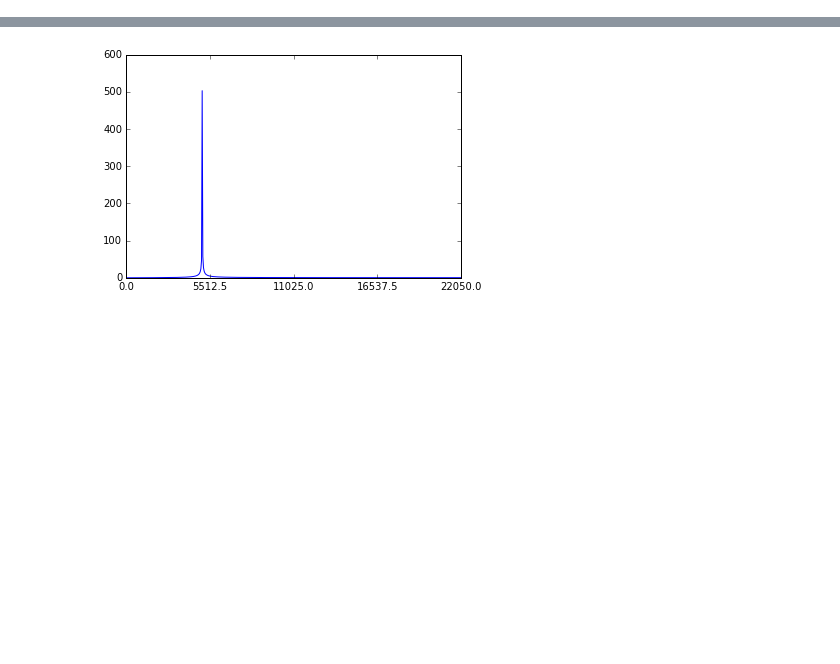
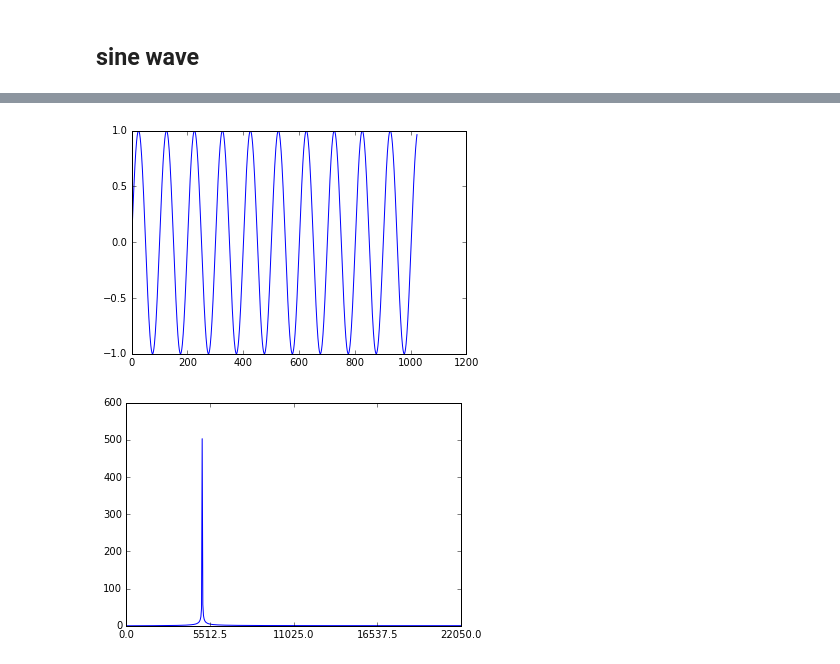
Before and after one commit to keik/battlefield-acoustics, a Jupyter notebook: sample-generator.ipynb, the cells around one changed output, grey strips where cells are left out. Saved outputs shown, nothing was run; the diff lists cells and outputs as text; code cells hidden in the pictures; blank space fills up the shorter version.

```diff
--- a/sample-generator.ipynb
+++ b/sample-generator.ipynb
@@ -3,6 +3,8 @@ import numpy as np
 import matplotlib.pyplot as plt
 from IPython.display import display, Audio
 %matplotlib inline
+# %% [markdown]
+## sine wave
 # %%
 def gen(f):
     duration = 1
@@ -10,9 +12,11 @@ def gen(f):
     return y
 # %%
 y = gen(440)
+plt.plot(y[:1024])
 display(Audio(y, rate=44100))
 # %% [output]
 [interactive output not drawn]
+[figure, added]
 # %%
 y = gen(5000)
 D = np.fft.fft(y[:1024])
```
Also changed, not shown: parts of 4 cells of this notebook.
